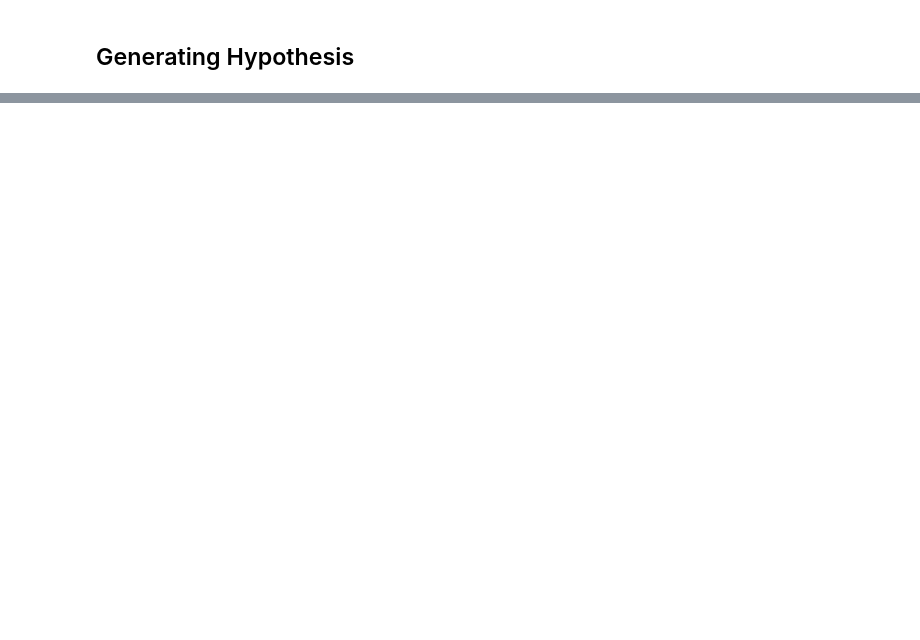
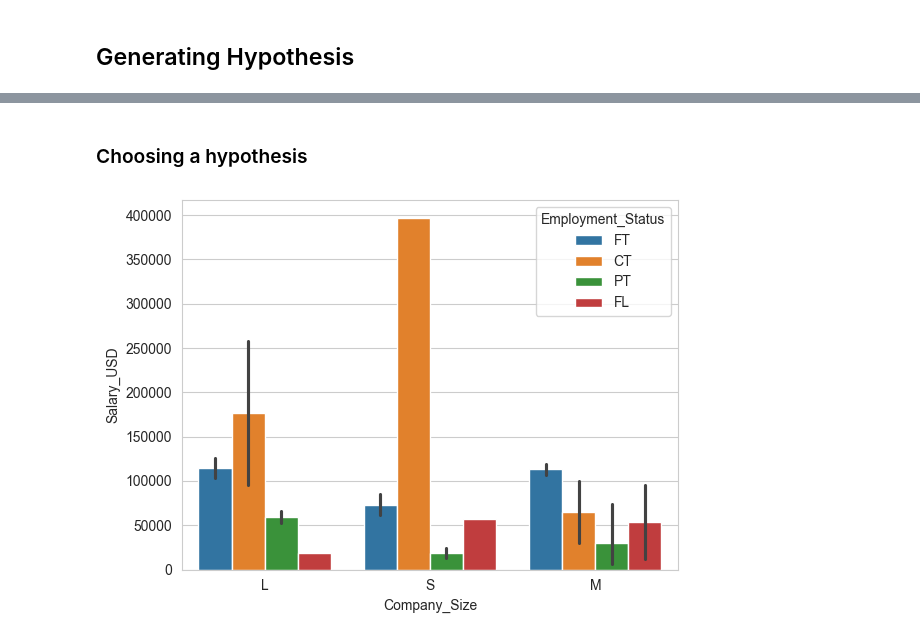
Before and after one commit to tchowdhury/ML, a Jupyter notebook: EDA/eda/eda_into_action.ipynb, the cells around one changed output, grey strips where cells are left out. Cells and saved outputs as stored; diff of their text form; code cells hidden in the pictures; blank space fills up the shorter version.

```diff
--- a/EDA/eda/eda_into_action.ipynb
+++ b/EDA/eda/eda_into_action.ipynb
@@ -92,0 +179,8 @@ Other              91516.583333  102573.892857   58795.000000
+# %% [markdown]
+### Choosing a hypothesis
+# %%
+# Produce a barplot comparing "Salary_USD" by "Company_Size", factoring "Employment_Status".
+sns.barplot(data=salaries, x="Company_Size", y="Salary_USD", hue="Employment_Status")
+plt.show()
+# %% [output]
+[figure, added]
```
Also changed, not shown: parts of 11 cells of this notebook.
